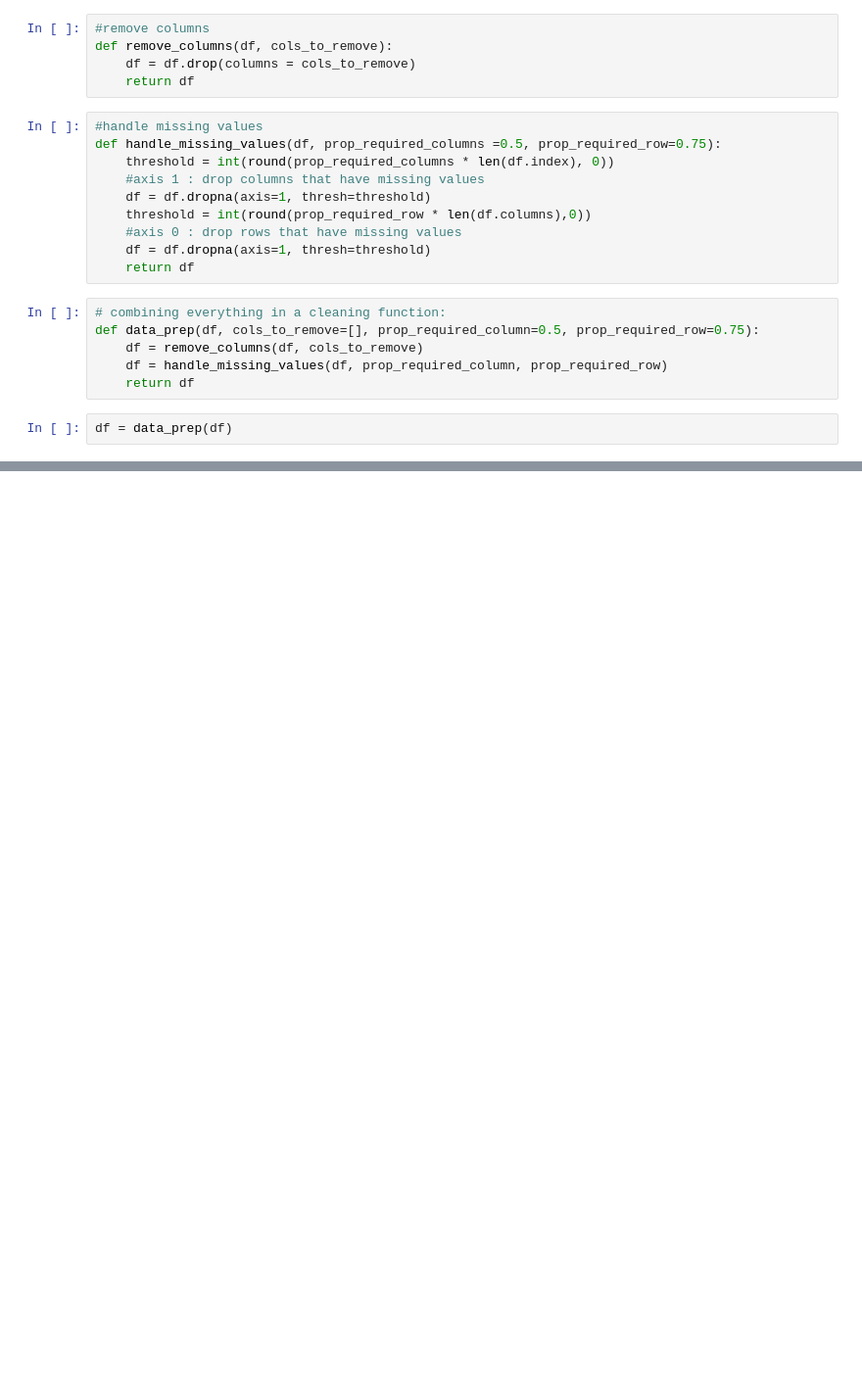
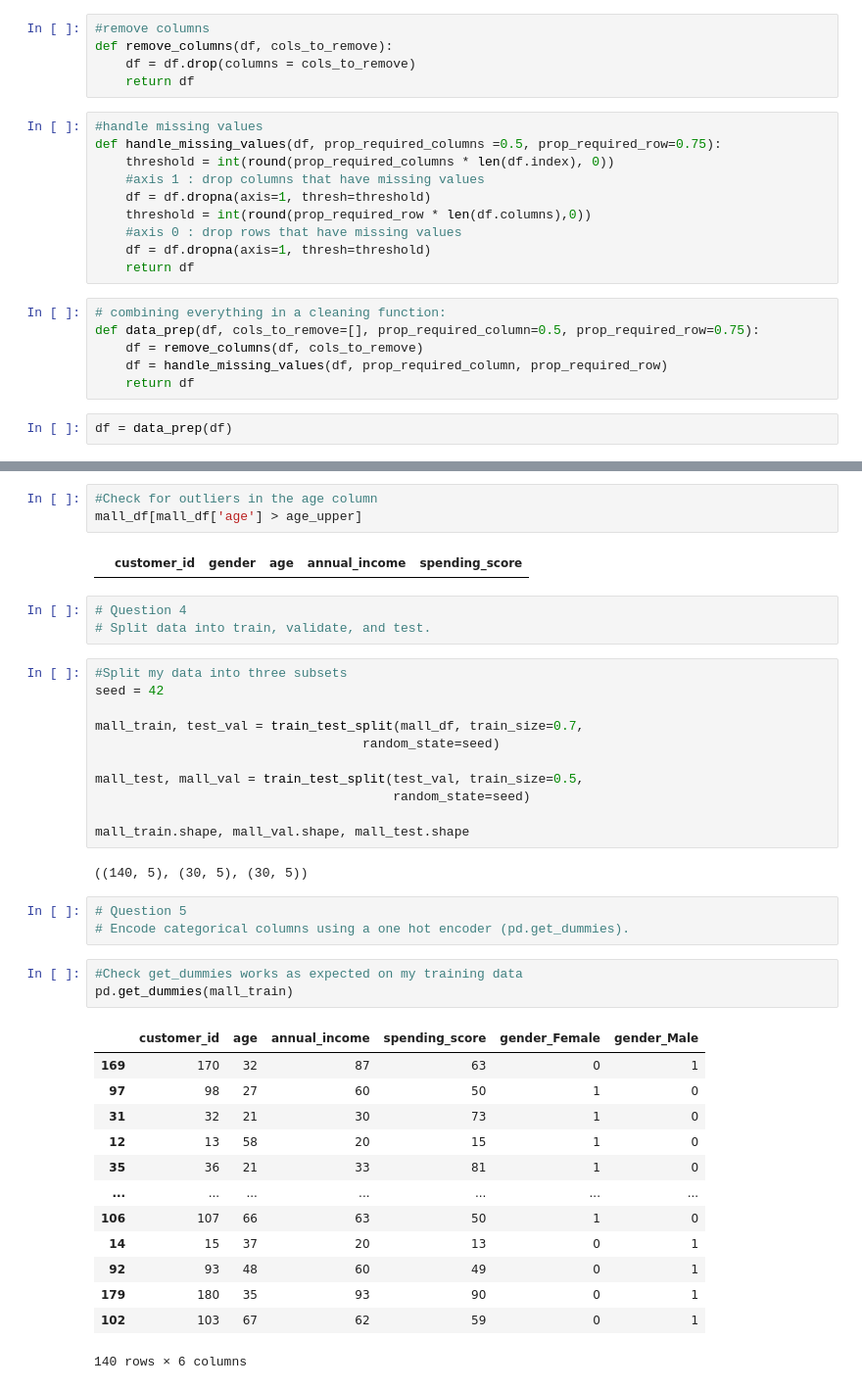
Before and after one commit to tim-keriazes/clustering_exercises, a Jupyter notebook: clustering_exercises_wrangle.ipynb, the cells around one changed output, grey strips where cells are left out. Shown at 98% size. Saved outputs shown, nothing was run; the diff lists cells and outputs as text; blank space fills up the shorter version.

```diff
--- a/clustering_exercises_wrangle.ipynb
+++ b/clustering_exercises_wrangle.ipynb
@@ -424,0 +519,41 @@ memory usage: 12.4+ MB
+# %%
+#Check for outliers in the age column
+mall_df[mall_df['age'] > age_upper]
+# %% [output]
+|  | customer_id | gender | age | annual_income | spending_score |
+# %%
+# Question 4
+# Split data into train, validate, and test.
+# %%
+#Split my data into three subsets
+seed = 42
+
+mall_train, test_val = train_test_split(mall_df, train_size=0.7,
+                                   random_state=seed)
+
+mall_test, mall_val = train_test_split(test_val, train_size=0.5,
+                                       random_state=seed)
+
+mall_train.shape, mall_val.shape, mall_test.shape
+# %% [output]
+((140, 5), (30, 5), (30, 5))
+# %%
+# Question 5
+# Encode categorical columns using a one hot encoder (pd.get_dummies).
+# %%
+#Check get_dummies works as expected on my training data
+pd.get_dummies(mall_train)
+# %% [output]
+|  | customer_id | age | annual_income | spending_score | gender_Female | gender_Male |
+| 169 | 170 | 32 | 87 | 63 | 0 | 1 |
+| 97 | 98 | 27 | 60 | 50 | 1 | 0 |
+| 31 | 32 | 21 | 30 | 73 | 1 | 0 |
+| 12 | 13 | 58 | 20 | 15 | 1 | 0 |
+| 35 | 36 | 21 | 33 | 81 | 1 | 0 |
+| ... | ... | ... | ... | ... | ... | ... |
+| 106 | 107 | 66 | 63 | 50 | 1 | 0 |
+| 14 | 15 | 37 | 20 | 13 | 0 | 1 |
+| 92 | 93 | 48 | 60 | 49 | 0 | 1 |
+| 179 | 180 | 35 | 93 | 90 | 0 | 1 |
+| 102 | 103 | 67 | 62 | 59 | 0 | 1 |
+140 rows × 6 columns
```
Also changed, not shown: parts of 34 cells of this notebook.
